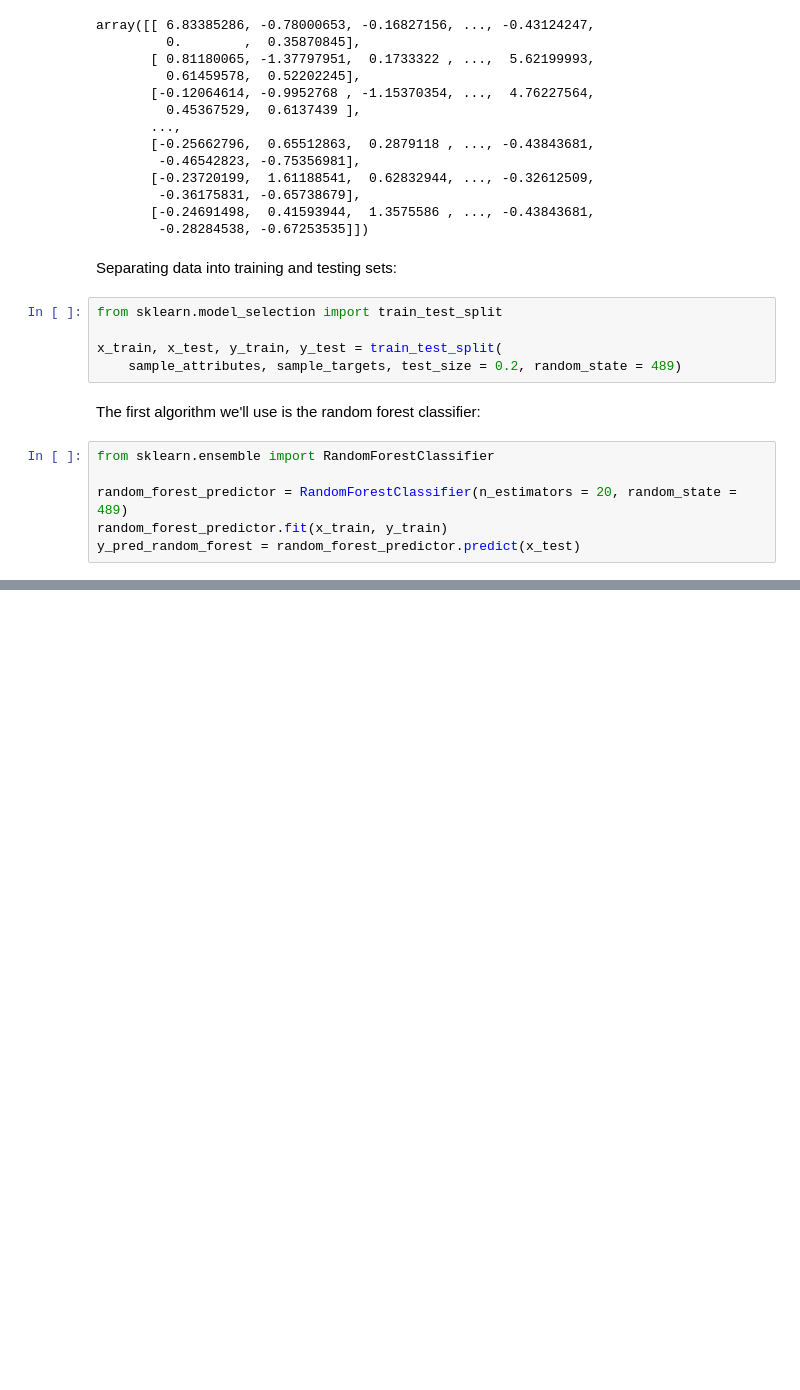
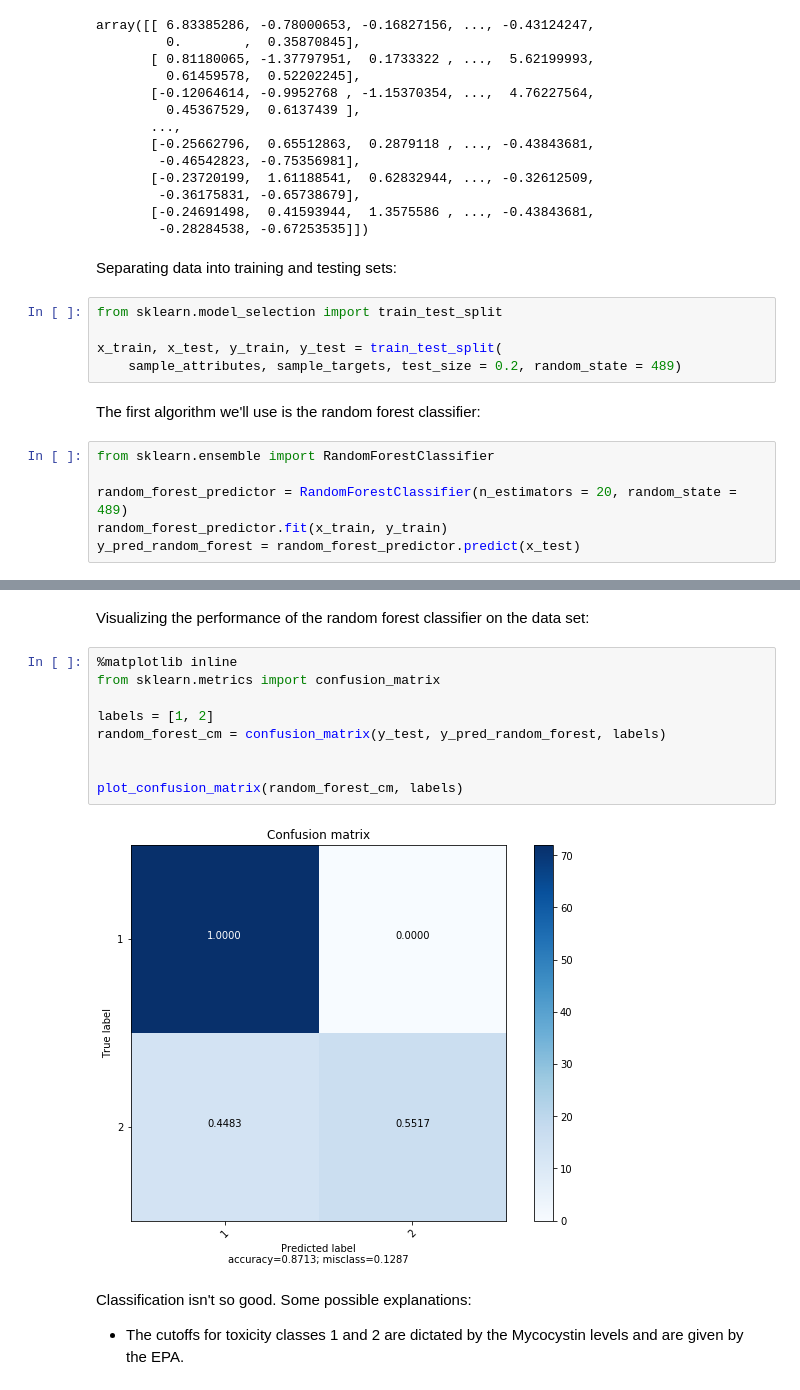
Before and after one commit to pommevilla/jae.ml, a Jupyter notebook: jae.ml.2.ipynb, the cells around one changed output, grey strips where cells are left out. Saved outputs shown, nothing was run; the diff lists cells and outputs as text; blank space fills up the shorter version.

```diff
--- a/jae.ml.2.ipynb
+++ b/jae.ml.2.ipynb
@@ -141,0 +194,17 @@ We'll use the fol
+# %% [markdown]
+Visualizing the performance of the random forest classifier on the data set:
+# %%
+%matplotlib inline
+from sklearn.metrics import confusion_matrix
+
+labels = [1, 2]
+random_forest_cm = confusion_matrix(y_test, y_pred_random_forest, labels)
+
+
+plot_confusion_matrix(random_forest_cm, labels)
+# %% [output]
+[figure, added]
+# %% [markdown]
+Classification isn't so good.  Some possible explanations:
+
+* The cutoffs for toxicity classes 1 and 2 are dictated by the Mycocystin levels and are given by the EPA.
```
Also changed, not shown: parts of 2 cells of this notebook.
